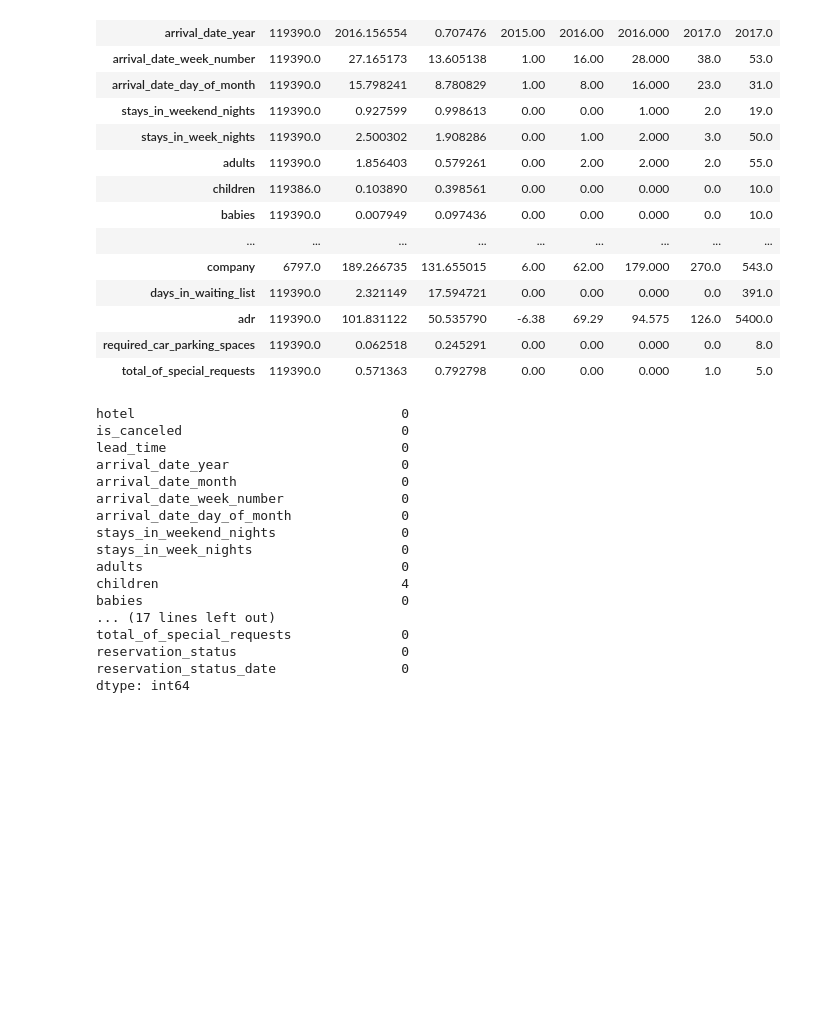
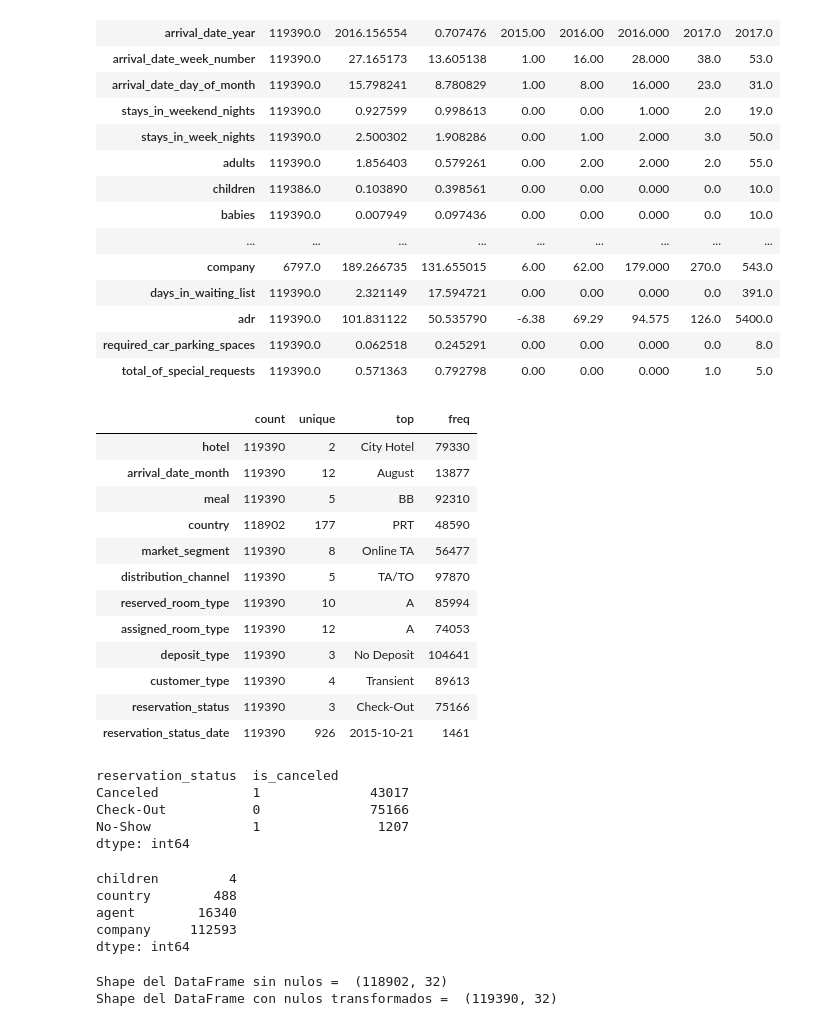
Before and after one commit to vgonzf04/pontia-machine-learning-evaluacion, a Jupyter notebook: notebooks/exploracion/eda_inicial.ipynb, the cells around one changed output. Drawn from its saved outputs; the diff is of its cells as text; code cells hidden in the pictures; blank space fills up the shorter version.

```diff
--- a/notebooks/exploracion/eda_inicial.ipynb
+++ b/notebooks/exploracion/eda_inicial.ipynb
@@ -58,23 +85,33 @@ df.describe().transpose()
 | adr | 119390.0 | 101.831122 | 50.535790 | -6.38 | 69.29 | 94.575 | 126.0 | 5400.0 |
 | required_car_parking_spaces | 119390.0 | 0.062518 | 0.245291 | 0.00 | 0.00 | 0.000 | 0.0 | 8.0 |
 | total_of_special_requests | 119390.0 | 0.571363 | 0.792798 | 0.00 | 0.00 | 0.000 | 1.0 | 5.0 |
+# %%
+# Descripción estadística de las columnas categóricas.
+df.describe(include='object').transpose()
+# %% [output]
+|  | count | unique | top | freq |
+| hotel | 119390 | 2 | City Hotel | 79330 |
+| arrival_date_month | 119390 | 12 | August | 13877 |
+| meal | 119390 | 5 | BB | 92310 |
+| country | 118902 | 177 | PRT | 48590 |
+| market_segment | 119390 | 8 | Online TA | 56477 |
+| distribution_channel | 119390 | 5 | TA/TO | 97870 |
+| reserved_room_type | 119390 | 10 | A | 85994 |
+| assigned_room_type | 119390 | 12 | A | 74053 |
+| deposit_type | 119390 | 3 | No Deposit | 104641 |
+| customer_type | 119390 | 4 | Transient | 89613 |
+| reservation_status | 119390 | 3 | Check-Out | 75166 |
+| reservation_status_date | 119390 | 926 | 2015-10-21 | 1461 |
 # %%
-df.isnull().sum()
+# No se requiere limpieza de nombres de variables, ya que están todas en mayúsculas sin caracteres especiales
+
+# Haremos limpieza de algunos datos que podrían resultar problemáticos:
+# reservation_status seguramente será redundante con is_canceled
+# Mostramos todas las posibles combinaciones de valores en la columna reservation_status y is_canceled
+df.groupby(['reservation_status', 'is_canceled']).size()
 # %% [output]
-hotel                                  0
-is_canceled                            0
-lead_time                              0
-arrival_date_year                      0
-arrival_date_month                     0
-arrival_date_week_number               0
-arrival_date_day_of_month              0
-stays_in_weekend_nights                0
-stays_in_week_nights                   0
-adults                                 0
-children                               4
-babies                                 0
-... (17 lines left out)
-total_of_special_requests              0
-reservation_status                     0
-reservation_status_date                0
+reservation_status  is_canceled
+Canceled            1              43017
+Check-Out           0              75166
+No-Show             1               1207
 dtype: int64
@@ -80,0 +131,9 @@ dtype: int64
+# %%
+# Analizamos los nulos, centrandonos en los que sí tienen nulos
+df.isnull().sum()[df.isnull().sum() > 0]
+# %% [output]
+children         4
+country        488
+agent        16340
+company     112593
+dtype: int64
@@ -80,0 +151,21 @@ dtype: int64
+# %%
+# El caso del pais puede ser problemático, por lo que trabajaremos con 2 DataFrames para analizar todas las posibles casuísticas: uno suprimiendo los nulos y otro transformandonos los nulos a un valor especifico "(Sin especificar)"
+
+# DataFrame suprimiendo los nulos
+df_sin_nulos = df.dropna()
+
+# DataFrame transformando los nulos a un valor específico
+df_con_nulos_transformados = df.copy()
+# Transformamos los nulos en las variables numéricas a 0
+num_cols = df_con_nulos_transformados.select_dtypes(include=['number']).columns
+df_con_nulos_transformados[num_cols] = df_con_nulos_transformados[num_cols].fillna(0)
+# Transformamos los nulos en las variables categóricas a "(Sin especificar)"
+cat_cols = df_con_nulos_transformados.select_dtypes(include=['object']).columns
+df_con_nulos_transformados[cat_cols] = df_con_nulos_transformados[cat_cols].fillna("(Sin especificar)")
+
+# Verificamos el shape de los DataFrames resultantes
+print("Shape del DataFrame sin nulos = ", df_sin_nulos.shape)
+print("Shape del DataFrame con nulos transformados = ", df_con_nulos_transformados.shape)
+# %% [output]
+Shape del DataFrame sin nulos =  (118902, 32)
+Shape del DataFrame con nulos transformados =  (119390, 32)
```
Also changed, not shown: parts of 18 cells of this notebook, 3 other files.
